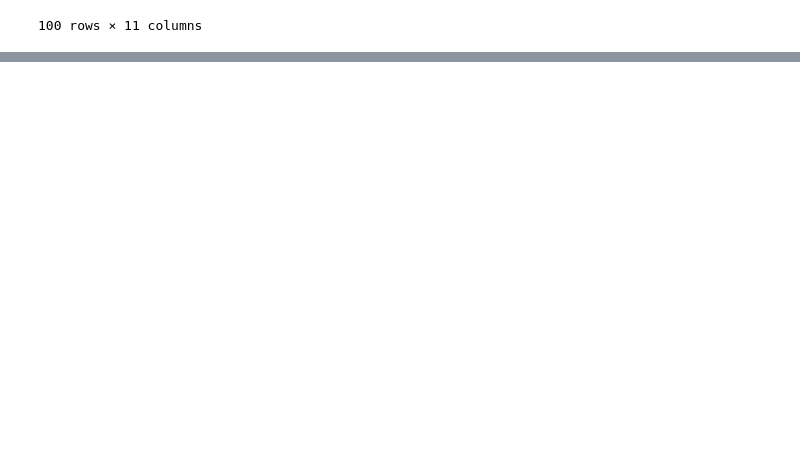
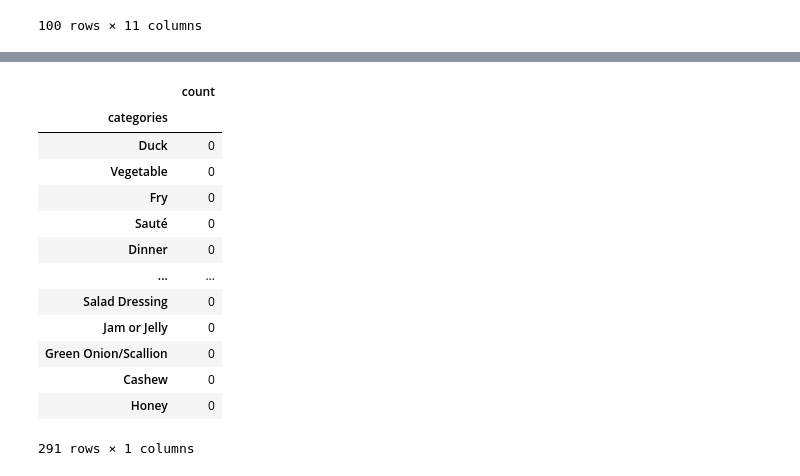
Before and after one commit to filipecmedeiros/Recipes, a Jupyter notebook: Exploratory Analysis.ipynb, the cells around one changed output, grey strips where cells are left out. Cells and saved outputs as stored; diff of their text form; code cells hidden in the pictures; blank space fills up the shorter version.

```diff
--- a/Exploratory Analysis.ipynb
+++ b/Exploratory Analysis.ipynb
@@ -359,0 +363,3 @@ df_rating
+# %%
+categorias = df.sort_values('rating', ascending=False).categories[:100].fillna("").to_frame()
+categorias
@@ -359,0 +380,8 @@ df_rating
+# %%
+# Coletar todas as possíveis categorias
+categories_list = []
+for cat in categorias.categories:
+    for c in cat:
+        categories_list.append(c)
+categories_list = pd.Series(categories_list).unique()
+categories_list
@@ -359,0 +406,19 @@ df_rating
+# %%
+# Criar um data frame com todas as possíveis categorias.
+df_categories = pd.DataFrame({'categories': categories_list, 'count': 0}).set_index('categories')
+df_categories
+# %% [output]
+|  | count |
+| categories |  |
+| Duck | 0 |
+| Vegetable | 0 |
+| Fry | 0 |
+| Sauté | 0 |
+| Dinner | 0 |
+| ... | ... |
+| Salad Dressing | 0 |
+| Jam or Jelly | 0 |
+| Green Onion/Scallion | 0 |
+| Cashew | 0 |
+| Honey | 0 |
+291 rows × 1 columns
```
Also changed, not shown: parts of 10 cells of this notebook.
